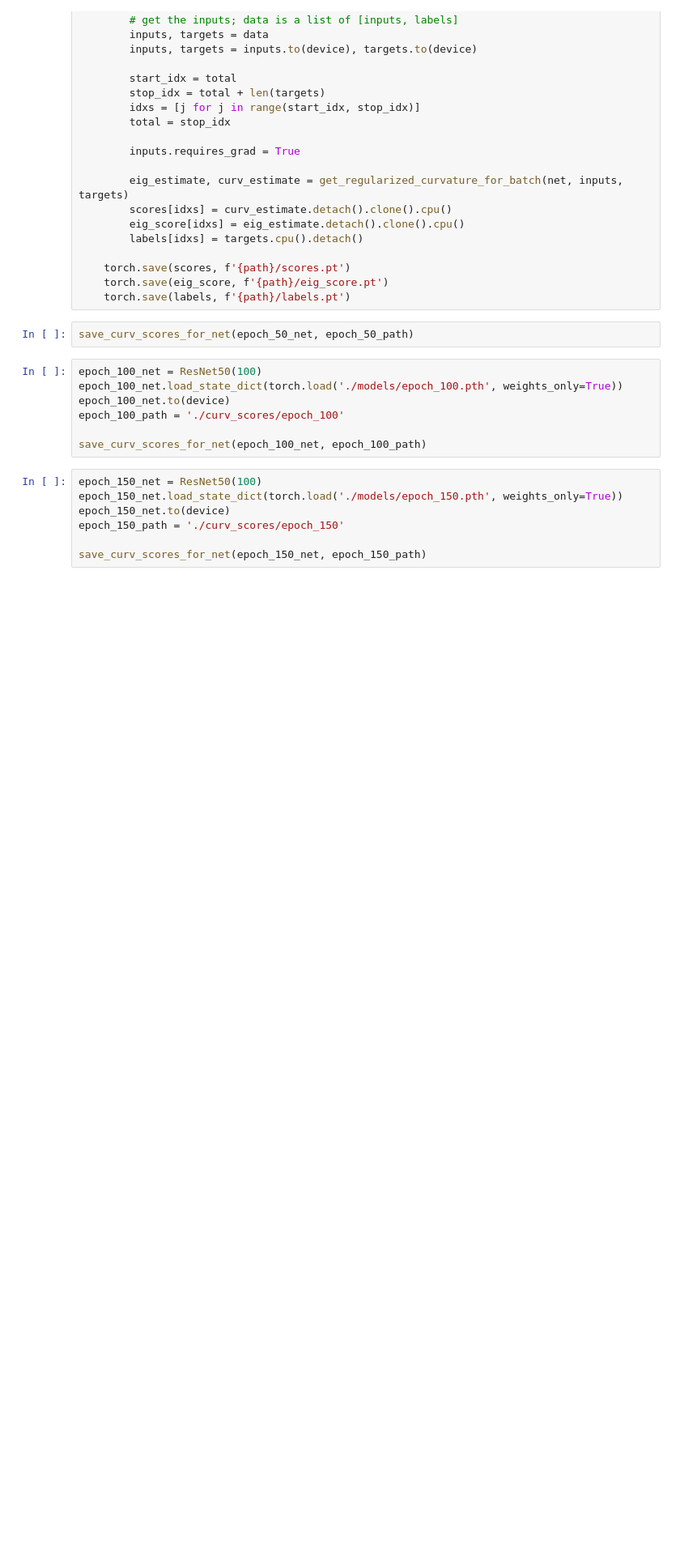
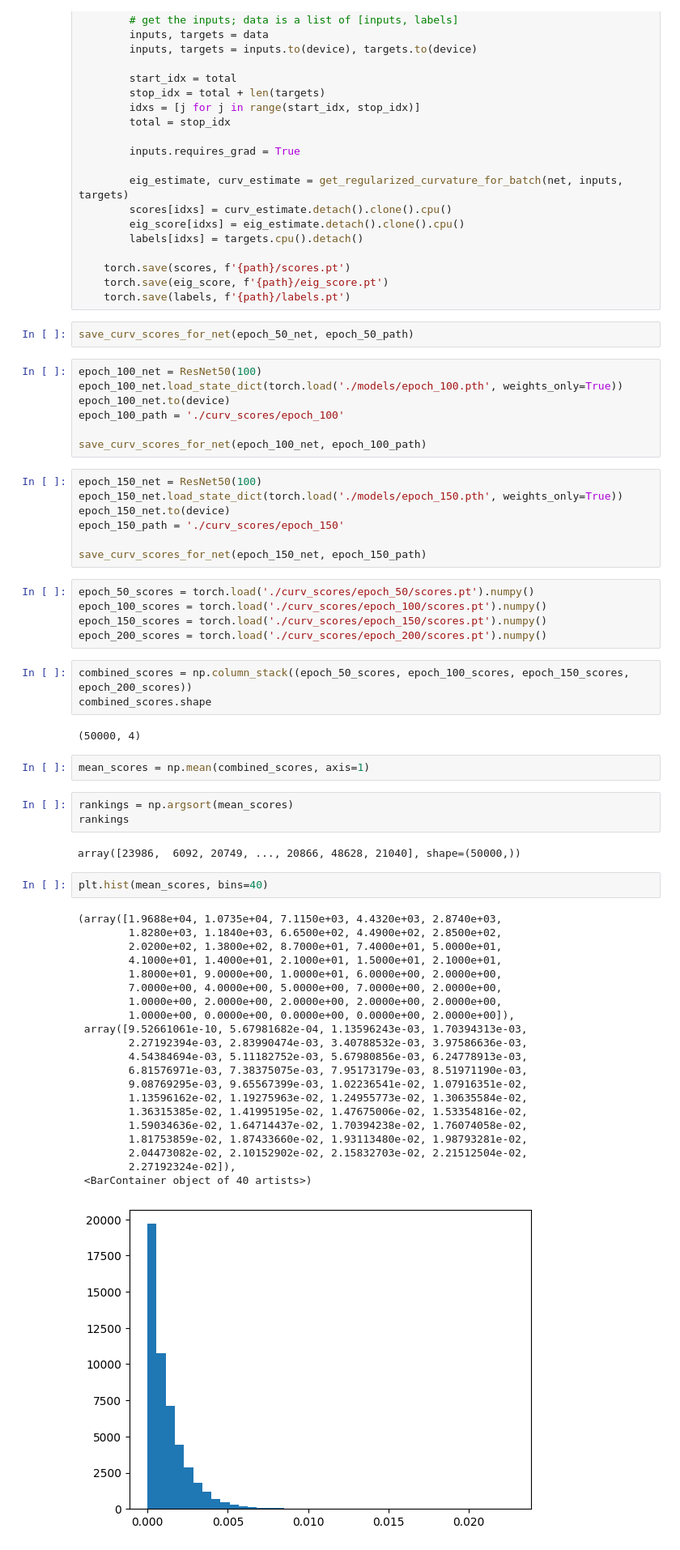
Before and after one commit to tuedo2/curvature-memorization-dp, a Jupyter notebook: cifar100.ipynb, the cells around one changed output. Shown at 81% size. Saved outputs shown, nothing was run; the diff lists cells and outputs as text; blank space fills up the shorter version.

```diff
--- a/cifar100.ipynb
+++ b/cifar100.ipynb
@@ -194,3 +203,44 @@ epoch_150_net.to(device)
 epoch_150_path = './curv_scores/epoch_150'
 
 save_curv_scores_for_net(epoch_150_net, epoch_150_path)
+# %%
+epoch_50_scores = torch.load('./curv_scores/epoch_50/scores.pt').numpy()
+epoch_100_scores = torch.load('./curv_scores/epoch_100/scores.pt').numpy()
+epoch_150_scores = torch.load('./curv_scores/epoch_150/scores.pt').numpy()
+epoch_200_scores = torch.load('./curv_scores/epoch_200/scores.pt').numpy()
+# %%
+combined_scores = np.column_stack((epoch_50_scores, epoch_100_scores, epoch_150_scores, epoch_200_scores))
+combined_scores.shape
+# %% [output]
+(50000, 4)
+# %%
+mean_scores = np.mean(combined_scores, axis=1)
+# %%
+rankings = np.argsort(mean_scores)
+rankings
+# %% [output]
+array([23986,  6092, 20749, ..., 20866, 48628, 21040], shape=(50000,))
+# %%
+plt.hist(mean_scores, bins=40)
+# %% [output]
+(array([1.9688e+04, 1.0735e+04, 7.1150e+03, 4.4320e+03, 2.8740e+03,
+        1.8280e+03, 1.1840e+03, 6.6500e+02, 4.4900e+02, 2.8500e+02,
+        2.0200e+02, 1.3800e+02, 8.7000e+01, 7.4000e+01, 5.0000e+01,
+        4.1000e+01, 1.4000e+01, 2.1000e+01, 1.5000e+01, 2.1000e+01,
+        1.8000e+01, 9.0000e+00, 1.0000e+01, 6.0000e+00, 2.0000e+00,
+        7.0000e+00, 4.0000e+00, 5.0000e+00, 7.0000e+00, 2.0000e+00,
+        1.0000e+00, 2.0000e+00, 2.0000e+00, 2.0000e+00, 2.0000e+00,
+        1.0000e+00, 0.0000e+00, 0.0000e+00, 0.0000e+00, 2.0000e+00]),
+ array([9.52661061e-10, 5.67981682e-04, 1.13596243e-03, 1.70394313e-03,
+        2.27192394e-03, 2.83990474e-03, 3.40788532e-03, 3.97586636e-03,
+        4.54384694e-03, 5.11182752e-03, 5.67980856e-03, 6.24778913e-03,
+        6.81576971e-03, 7.38375075e-03, 7.95173179e-03, 8.51971190e-03,
+        9.08769295e-03, 9.65567399e-03, 1.02236541e-02, 1.07916351e-02,
+        1.13596162e-02, 1.19275963e-02, 1.24955773e-02, 1.30635584e-02,
+        1.36315385e-02, 1.41995195e-02, 1.47675006e-02, 1.53354816e-02,
+        1.59034636e-02, 1.64714437e-02, 1.70394238e-02, 1.76074058e-02,
+        1.81753859e-02, 1.87433660e-02, 1.93113480e-02, 1.98793281e-02,
+        2.04473082e-02, 2.10152902e-02, 2.15832703e-02, 2.21512504e-02,
+        2.27192324e-02]),
+ <BarContainer object of 40 artists>)
+[figure, added]
```
Also changed, not shown: parts of 11 cells of this notebook.
